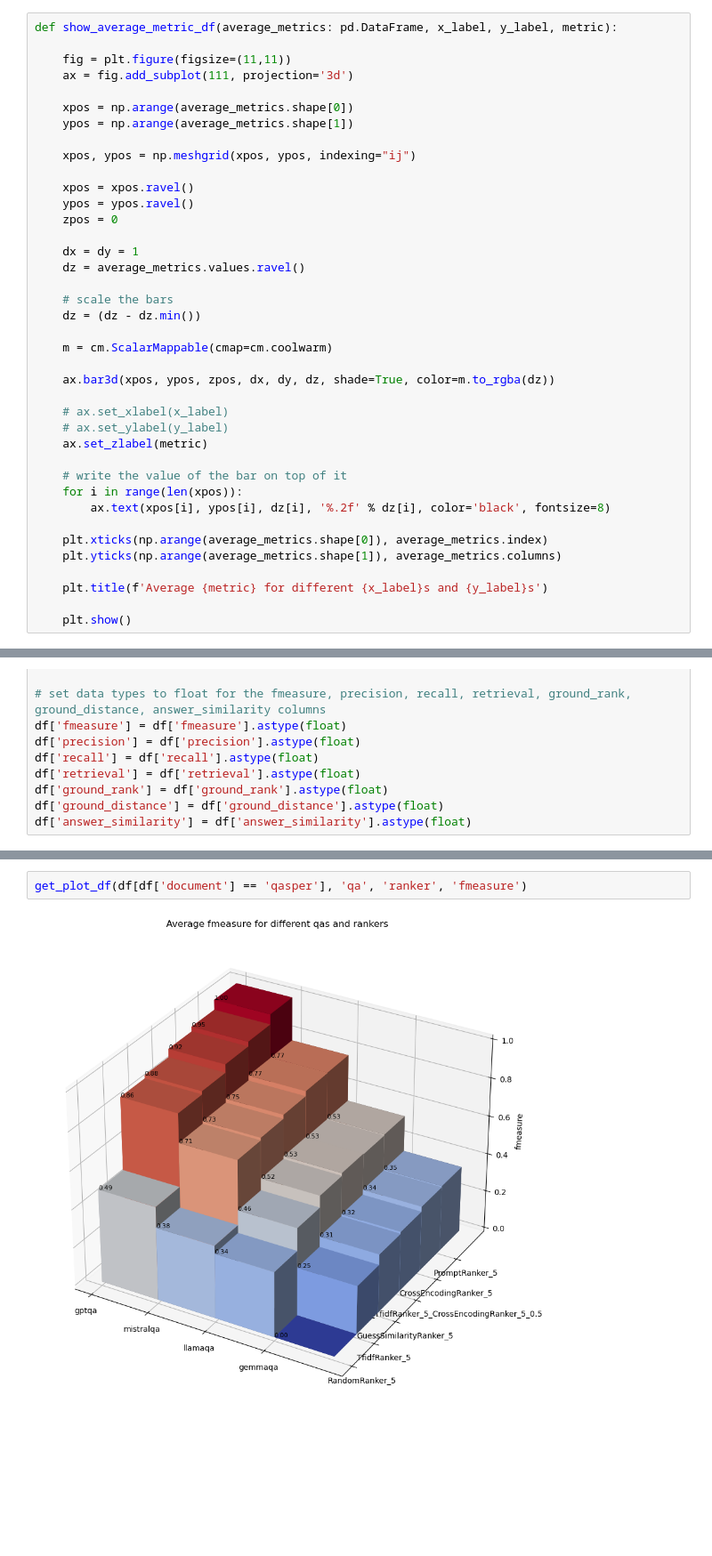
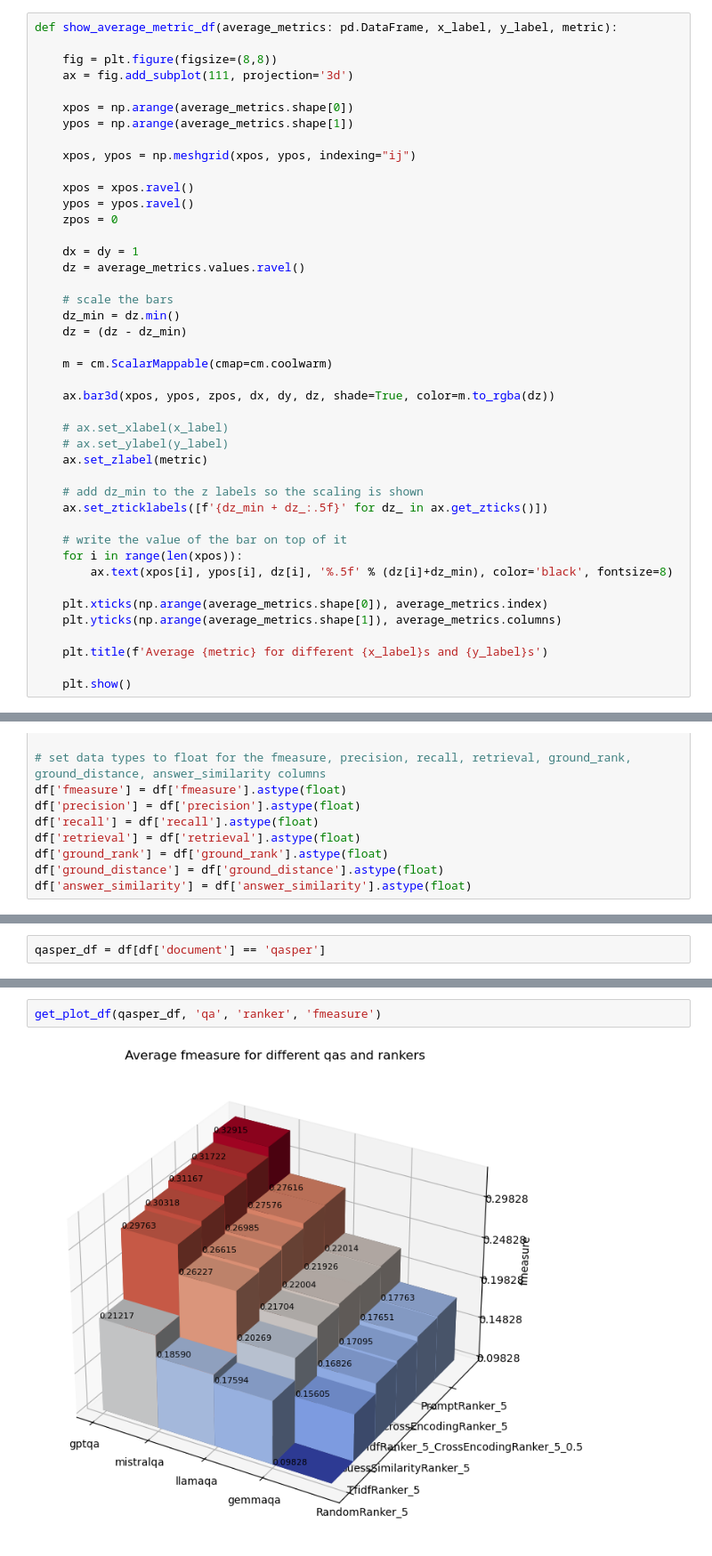
Before and after one commit to ASzecsenyi/RAG_QA, a Jupyter notebook: notebooks/error_analysis.ipynb, the cells around one changed output, grey strips where cells are left out. Shown at 89% size. Drawn from its saved outputs; the diff is of its cells as text; blank space fills up the shorter version.

```diff
--- a/notebooks/error_analysis.ipynb
+++ b/notebooks/error_analysis.ipynb
@@ -16,7 +18,7 @@ def sort_df(df_: pd.DataFrame):
 # %%
 def show_average_metric_df(average_metrics: pd.DataFrame, x_label, y_label, metric):
 
-    fig = plt.figure(figsize=(11,11))
+    fig = plt.figure(figsize=(8,8))
     ax = fig.add_subplot(111, projection='3d')
 
     xpos = np.arange(average_metrics.shape[0])
@@ -32,7 +34,8 @@ def show_average_metric_df(average_metrics: pd.DataFrame, x_label, y_label, metr
     dz = average_metrics.values.ravel()
 
     # scale the bars
-    dz = (dz - dz.min())
+    dz_min = dz.min()
+    dz = (dz - dz_min)
 
     m = cm.ScalarMappable(cmap=cm.coolwarm)
 
@@ -42,9 +45,12 @@ def show_average_metric_df(average_metrics: pd.DataFrame, x_label, y_label, metr
     # ax.set_ylabel(y_label)
     ax.set_zlabel(metric)
 
+    # add dz_min to the z labels so the scaling is shown
+    ax.set_zticklabels([f'{dz_min + dz_:.5f}' for dz_ in ax.get_zticks()])
+
     # write the value of the bar on top of it
     for i in range(len(xpos)):
-        ax.text(xpos[i], ypos[i], dz[i], '%.2f' % dz[i], color='black', fontsize=8)
+        ax.text(xpos[i], ypos[i], dz[i], '%.5f' % (dz[i]+dz_min), color='black', fontsize=8)
 
     plt.xticks(np.arange(average_metrics.shape[0]), average_metrics.index)
     plt.yticks(np.arange(average_metrics.shape[1]), average_metrics.columns)
@@ -424,0 +462,2 @@ get_plot_df(df, 'chunker', 'ranker', 'fmeasure')
+# %%
+qasper_df = df[df['document'] == 'qasper']
@@ -425,4 +472,4 @@ get_plot_df(df, 'chunker', 'ranker', 'fmeasure')
 # %%
-get_plot_df(df[df['document'] == 'qasper'], 'qa', 'ranker', 'fmeasure')
+get_plot_df(qasper_df, 'qa', 'ranker', 'fmeasure')
 # %% [output]
-[figure, old version]
+[figure, new version]
```
Also changed, not shown: parts of 40 cells of this notebook.
